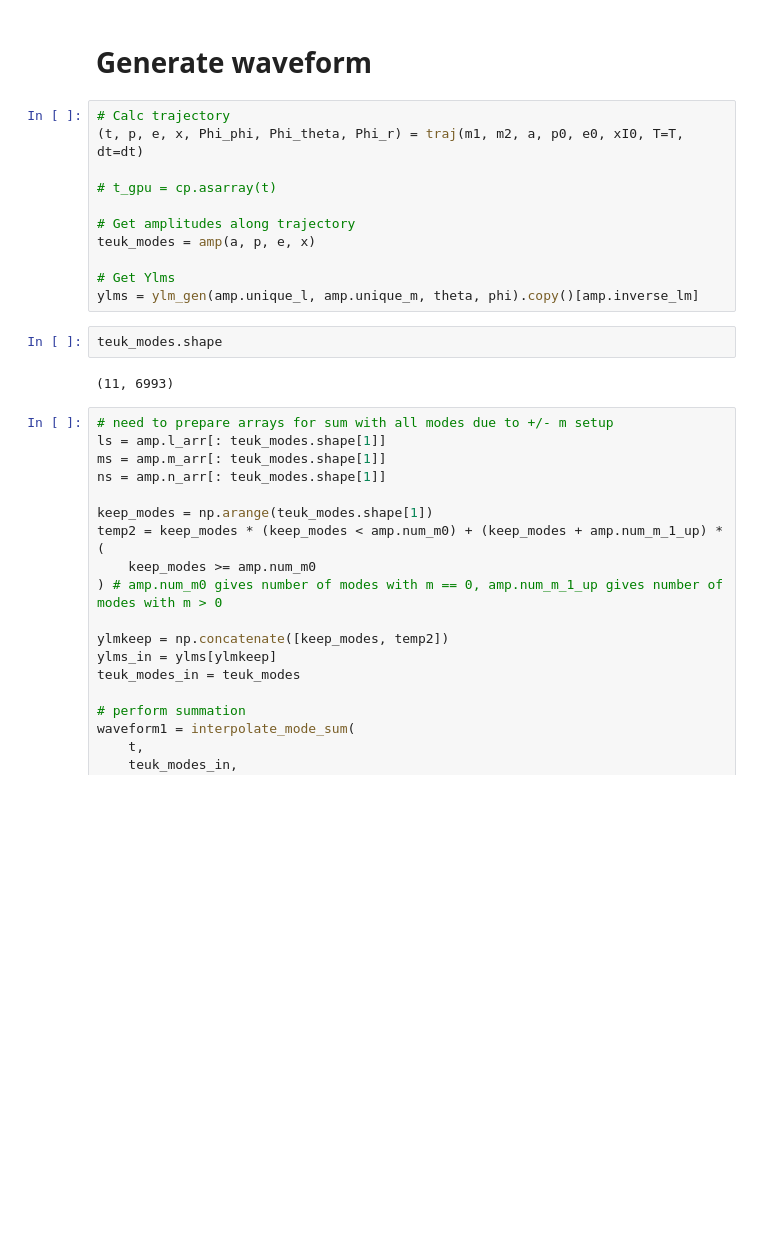
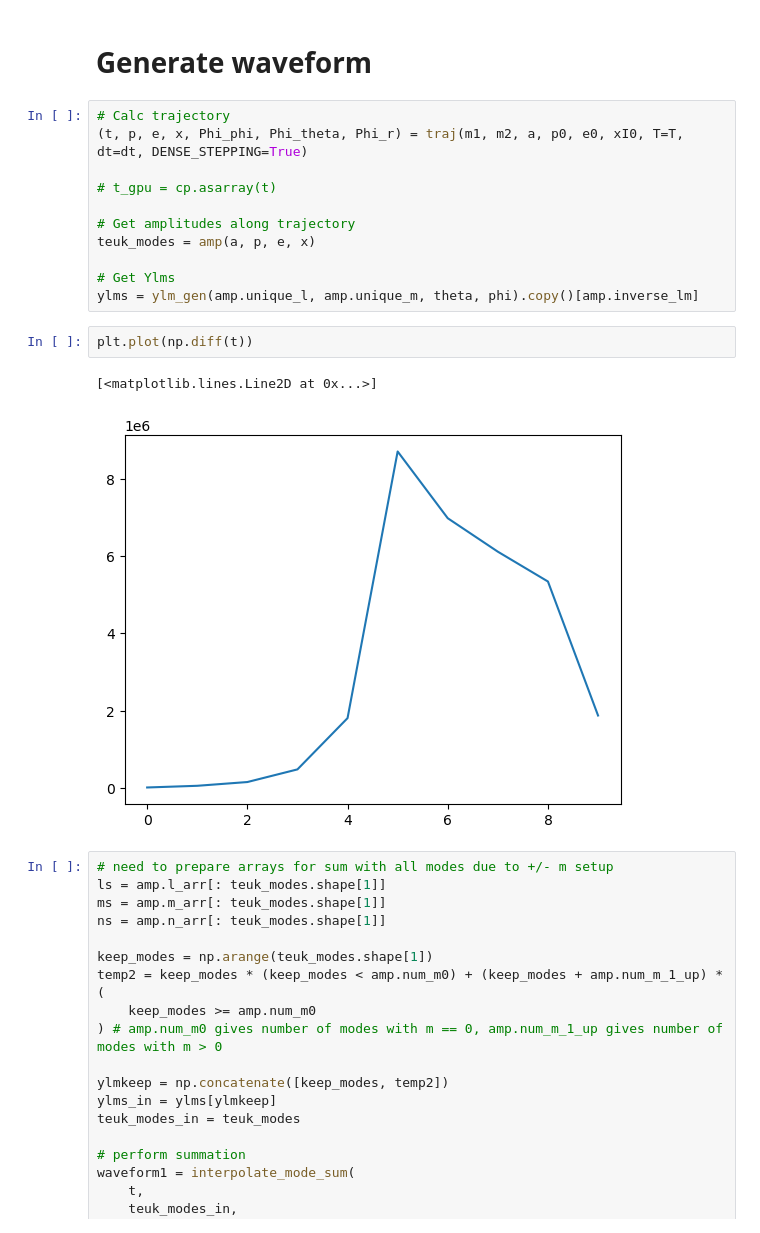
Before and after one commit to verasha/FEWNEW, a Jupyter notebook: work/power_innercalc_manual.ipynb, the cells around one changed output. Saved outputs shown, nothing was run; the diff lists cells and outputs as text; blank space fills up the shorter version.

Commit message:
Change of dense stepping

```diff
--- a/work/power_innercalc_manual.ipynb
+++ b/work/power_innercalc_manual.ipynb
@@ -69,7 +69,7 @@ ylm_gen = GetYlms(include_minus_m=False)
 # Generate waveform
 # %%
 # Calc trajectory
-(t, p, e, x, Phi_phi, Phi_theta, Phi_r) = traj(m1, m2, a, p0, e0, xI0, T=T, dt=dt)
+(t, p, e, x, Phi_phi, Phi_theta, Phi_r) = traj(m1, m2, a, p0, e0, xI0, T=T, dt=dt, DENSE_STEPPING=True)
 
 # t_gpu = cp.asarray(t)
 
@@ -78,10 +78,11 @@ teuk_modes = amp(a, p, e, x)
 
 # Get Ylms
 ylms = ylm_gen(amp.unique_l, amp.unique_m, theta, phi).copy()[amp.inverse_lm]
-# %%
-teuk_modes.shape
-# %% [output]
-(11, 6993)
+# %%
+plt.plot(np.diff(t))
+# %% [output]
+[<matplotlib.lines.Line2D at 0x...>]
+[figure, added]
 # %%
 # need to prepare arrays for sum with all modes due to +/- m setup
 ls = amp.l_arr[: teuk_modes.shape[1]]
```
Also changed, not shown: parts of 12 cells of this notebook, 1 other file.
